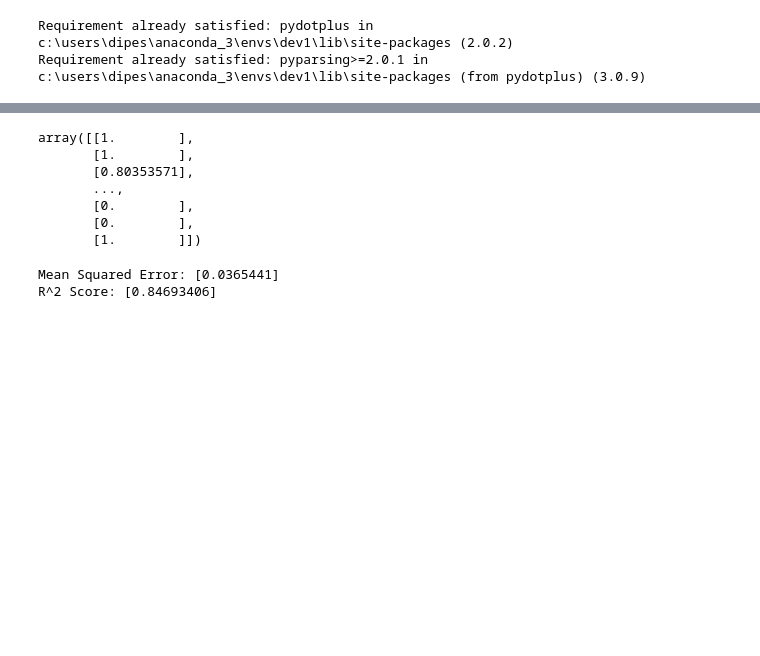
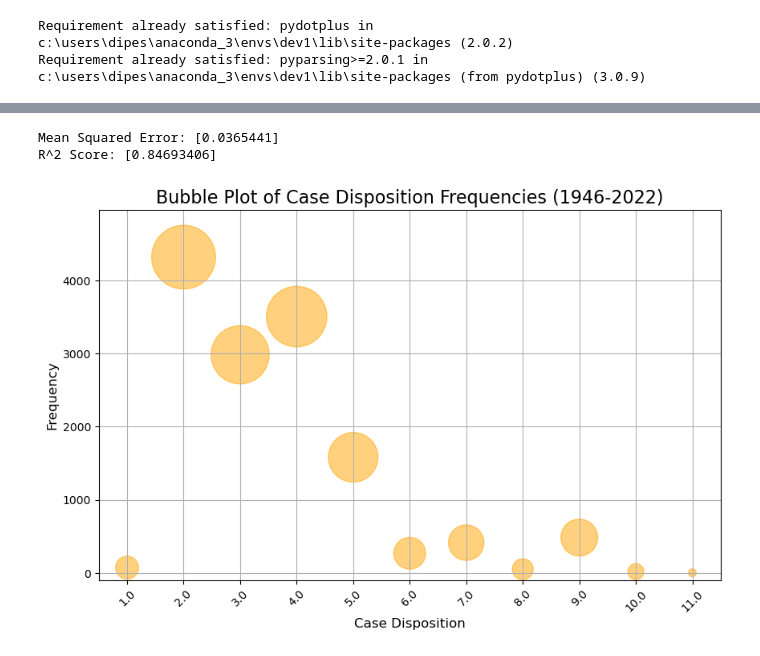
Before and after one commit to dipeshpandya/team_gohan, a Jupyter notebook: function_based_model.ipynb, the cells around one changed output, grey strips where cells are left out. Saved outputs shown, nothing was run; the diff lists cells and outputs as text; code cells hidden in the pictures; blank space fills up the shorter version.

Commit message:
added bubble chart

```diff
--- a/function_based_model.ipynb
+++ b/function_based_model.ipynb
@@ -521,16 +535,6 @@ model = MultiOutputRegressor(RandomForestRegressor())
 model.fit(X_train2, y_train2)
 predictions = model.predict(X_test2)
 clear_output()
-# %%
-predictions
-# %% [output]
-array([[1.        ],
-       [1.        ],
-       [0.80353571],
-       ...,
-       [0.        ],
-       [0.        ],
-       [1.        ]])
 # %%
 from sklearn.multioutput import MultiOutputRegressor
 from sklearn.ensemble import RandomForestRegressor
@@ -546,3 +550,44 @@ Mean Squared Error: [0.0365441]
 R^2 Score: [0.84693406]
 # %%
 prompts[(prompts['features'] == y.columns[0]) & (prompts['selection'] == round(prediction[0][0],0))]['value']
+# %%
+import matplotlib.pyplot as plt
+import numpy as np
+
+# Assuming dfwork has a 'caseDisposition' column
+
+# Calculate the frequency of each caseDisposition
+case_disposition_counts = dfwork['caseDisposition'].value_counts()
+
+# Get the unique caseDisposition values and their frequencies
+case_disposition_values = case_disposition_counts.index
+frequencies = case_disposition_counts.values
+
+# Normalize bubble sizes for better visualization
+bubble_sizes = np.sqrt(frequencies) * 50  # Adjust the scaling factor (50) as needed
+
+# Create the bubble plot
+plt.figure(figsize=(10, 6))
+plt.scatter(
+    case_disposition_values,  # x-axis (caseDisposition)
+    frequencies,  # y-axis (frequency of caseDisposition)
+    s=bubble_sizes,  # Bubble size (proportional to frequency)
+    color='orange', alpha=0.5
+)
+
+# Set the title and labels
+plt.title('Bubble Plot of Case Disposition Frequencies (1946-2022)', fontsize=16)
+plt.xlabel('Case Disposition', fontsize=12)
+plt.ylabel('Frequency', fontsize=12)
+
+x_ticks = case_disposition_values  # Use caseDisposition values as tick positions
+plt.xticks(ticks=x_ticks, labels=x_ticks, rotation=45)  # Rotate labels if needed for readability
+
+plt.ylim(-100, max(frequencies) * 1.15)  # Set y-limit slightly above the max frequency for better visibility
+
+
+# Show the plot
+plt.grid(True)
+plt.show()
+# %% [output]
+[figure, added]
```
Also changed, not shown: parts of 1 cell of this notebook.
